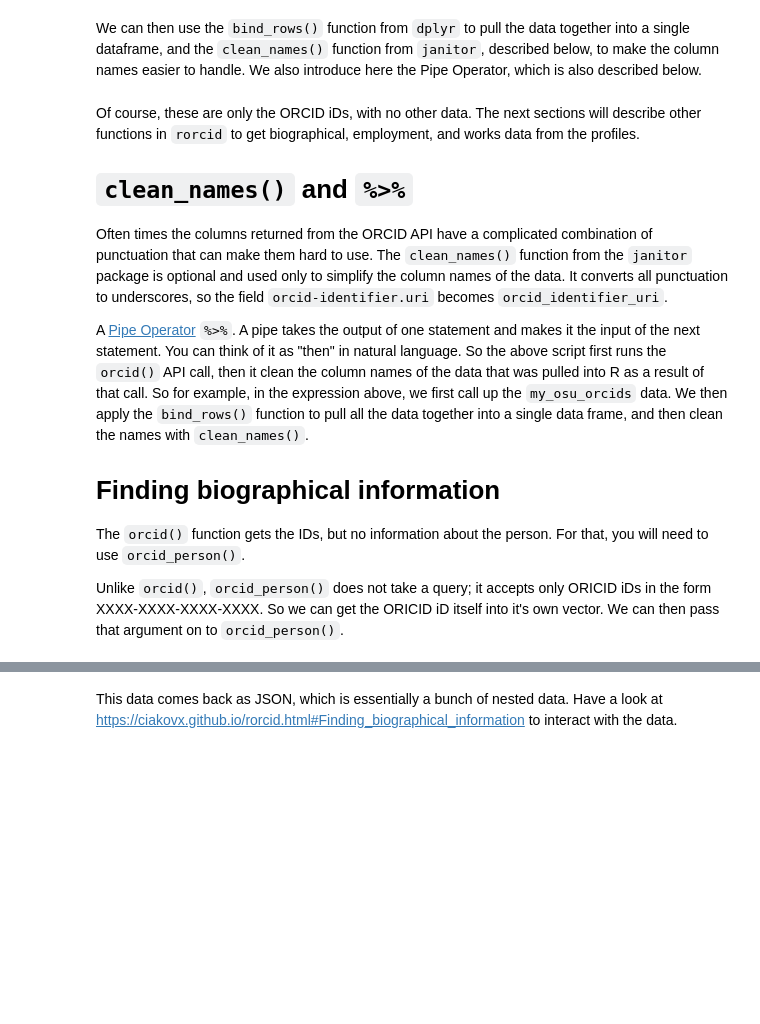
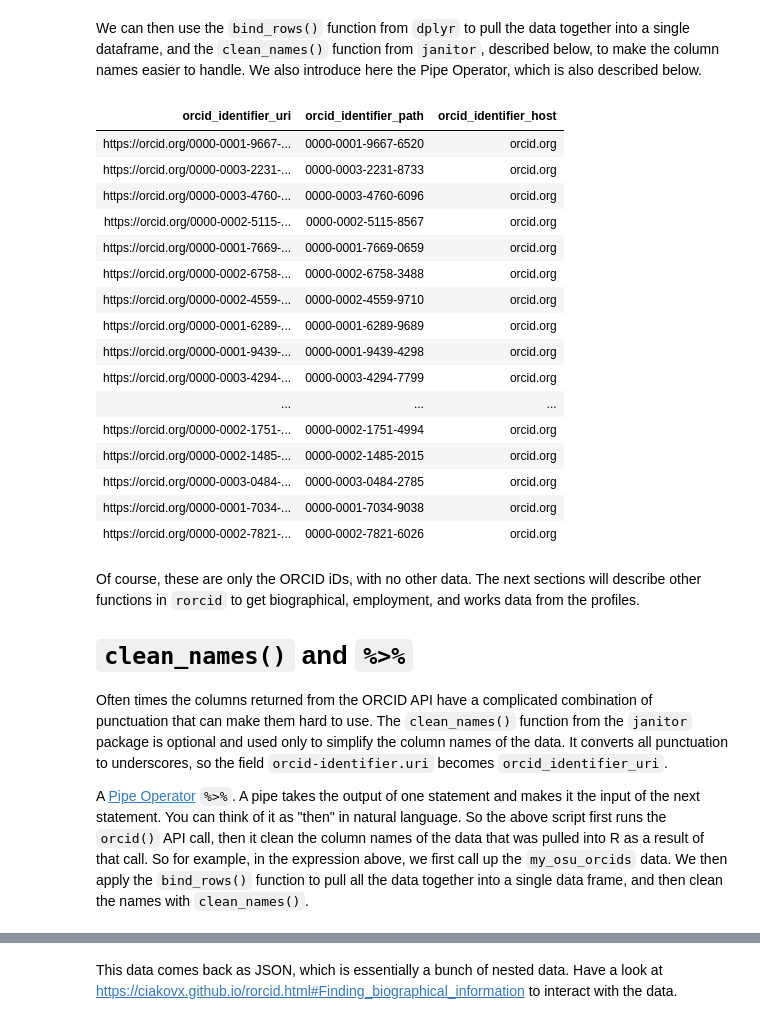
Before and after one commit to ciakovx/ciakovx.github.io, a Jupyter notebook: rorcid.ipynb, the cells around one changed output, grey strips where cells are left out. Cells and saved outputs as stored; diff of their text form; code cells hidden in the pictures; blank space fills up the shorter version.

```diff
--- a/rorcid.ipynb
+++ b/rorcid.ipynb
@@ -261,7 +291,26 @@ We can then use the `bind_rows()` function from `dplyr` to pull the data togethe
 # %%
 my_osu_orcids_data <- my_osu_orcids %>%
   dplyr::bind_rows() %>%
   janitor::clean_names()
+my_osu_orcids_data
+# %% [output]
+| orcid_identifier_uri | orcid_identifier_path | orcid_identifier_host |
+| https://orcid.org/0000-0001-9667-... | 0000-0001-9667-6520 | orcid.org |
+| https://orcid.org/0000-0003-2231-... | 0000-0003-2231-8733 | orcid.org |
+| https://orcid.org/0000-0003-4760-... | 0000-0003-4760-6096 | orcid.org |
+| https://orcid.org/0000-0002-5115-... | 0000-0002-5115-8567 | orcid.org |
+| https://orcid.org/0000-0001-7669-... | 0000-0001-7669-0659 | orcid.org |
+| https://orcid.org/0000-0002-6758-... | 0000-0002-6758-3488 | orcid.org |
+| https://orcid.org/0000-0002-4559-... | 0000-0002-4559-9710 | orcid.org |
+| https://orcid.org/0000-0001-6289-... | 0000-0001-6289-9689 | orcid.org |
+| https://orcid.org/0000-0001-9439-... | 0000-0001-9439-4298 | orcid.org |
+| https://orcid.org/0000-0003-4294-... | 0000-0003-4294-7799 | orcid.org |
+| ... | ... | ... |
+| https://orcid.org/0000-0002-1751-... | 0000-0002-1751-4994 | orcid.org |
+| https://orcid.org/0000-0002-1485-... | 0000-0002-1485-2015 | orcid.org |
+| https://orcid.org/0000-0003-0484-... | 0000-0003-0484-2785 | orcid.org |
+| https://orcid.org/0000-0001-7034-... | 0000-0001-7034-9038 | orcid.org |
+| https://orcid.org/0000-0002-7821-... | 0000-0002-7821-6026 | orcid.org |
 # %% [markdown]
 Of course, these are only the ORCID iDs, with no other data. The next sections will describe other functions in `rorcid` to get biographical, employment, and works data from the profiles.
 
@@ -270,9 +319,3 @@ Of course, these are only the ORCID iDs, with no other data. The next sections w
 Often times the columns returned from the ORCID API have a complicated combination of punctuation that can make them hard to use. The `clean_names()` function from the `janitor` package is optional and used only to simplify the column names of the data. It converts all punctuation to underscores, so the field `orcid-identifier.uri` becomes `orcid_identifier_uri`.
 
 A [Pipe Operator](https://www.datacamp.com/community/tutorials/pipe-r-tutorial) `%>%`. A pipe takes the output of one statement and makes it the input of the next statement. You can think of it as "then" in natural language. So the above script first runs the `orcid()` API call, then it clean the column names of the data that was pulled into R as a result of that call. So for example, in the expression above, we first call up the `my_osu_orcids` data. We then apply the `bind_rows()` function to pull all the data together into a single data frame, and then clean the names with `clean_names()`.
-
-# Finding biographical information
-
-The `orcid()` function gets the IDs, but no information about the person. For that, you will need to use `orcid_person()`.
-
-Unlike `orcid()`, `orcid_person()` does not take a query; it accepts only ORICID iDs in the form XXXX-XXXX-XXXX-XXXX. So we can get the ORICID iD itself into it's own vector. We can then pass that argument on to `orcid_person()`.
```
Also changed, not shown: parts of 36 cells of this notebook, 2 other files.
